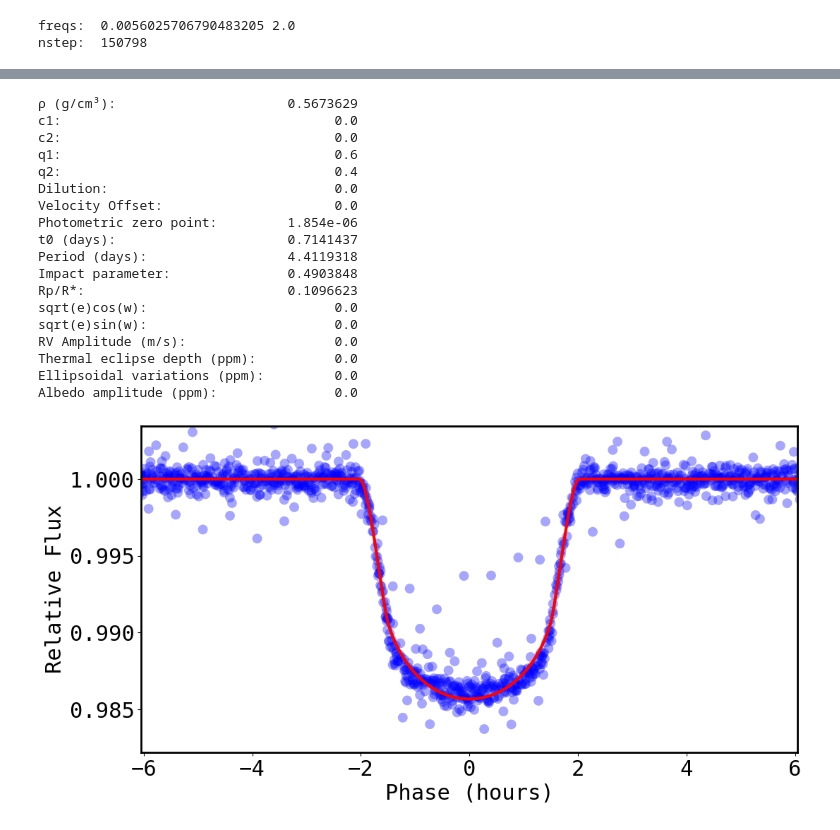
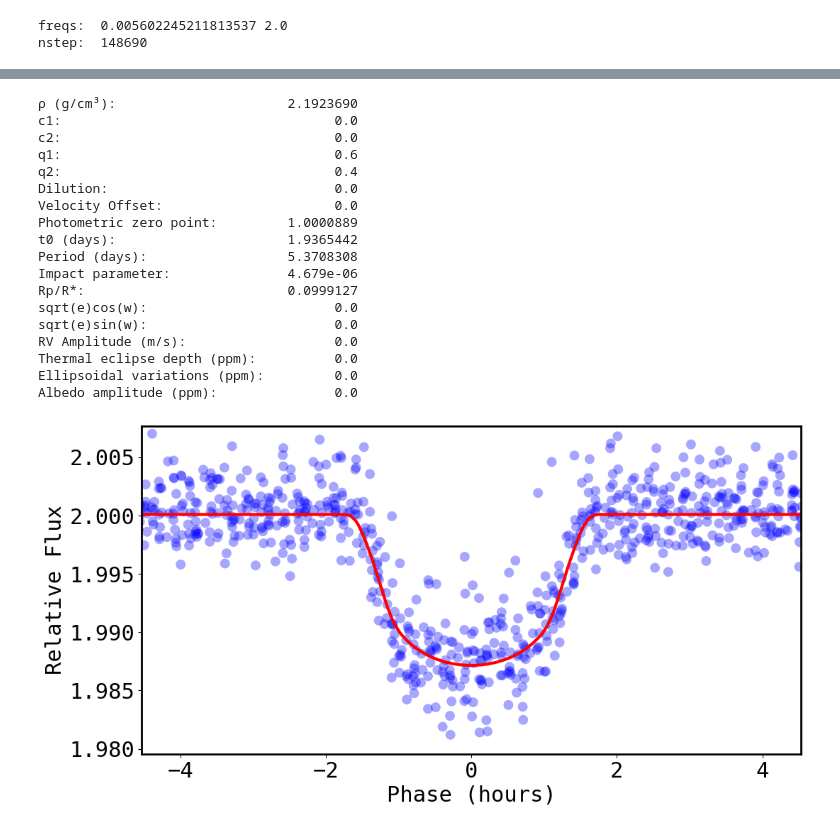
Before and after one commit to royalexis/bls_cuda, a Jupyter notebook: transit_fit_ex.ipynb, the cells around one changed output, grey strips where cells are left out. Cells and saved outputs as stored; diff of their text form; code cells hidden in the pictures.

```diff
--- a/transit_fit_ex.ipynb
+++ b/transit_fit_ex.ipynb
@@ -5,16 +5,19 @@ import utils_python.transitfit as transitf
 import numpy as np
 # %%
 # Get the data file
-tic = 149603524
-datadir = "/data2/TESS/ffisearch/cvzsearch_yr1/cvz1toiv2/tlc" + str(tic) + "/tlc" + str(tic) + "_5.dn.dat"
+tic = 55849732
+datadir = "/data2/TESS/ffisearch/cvzsearch_yr1/cvz1toiv2/tlc" + str(tic) + "/"
+datafile = "tlc" + str(tic) + ".dat"
 
 # BLS the data and fit it
 gbls_inputs = gbls.gbls_inputs_class()
-phot, sol_fit, _ = transitf.analyseLightCurve(datadir, gbls_inputs)
+gbls_inputs.lcdir = datadir
+gbls_inputs.filename = datafile
+phot, sol_fit, _ = transitf.analyseLightCurve(gbls_inputs)
 
 # Plotting
 transitp.printParams(sol_fit)
 transitp.plotTransit(phot.time - gbls_inputs.zerotime, phot.flux + 1, sol_fit, phot.itime)
 # %% [output]
-freqs:  0.0056025706790483205 2.0
-nstep:  150798
+freqs:  0.005602245211813537 2.0
+nstep:  148690
@@ -22,19 +25,19 @@ nstep:  150798
-ρ (g/cm³):                      0.5673629
+ρ (g/cm³):                      2.1923690
 c1:                                   0.0
 c2:                                   0.0
 q1:                                   0.6
 q2:                                   0.4
 Dilution:                             0.0
 Velocity Offset:                      0.0
-Photometric zero point:         1.854e-06
-t0 (days):                      0.7141437
-Period (days):                  4.4119318
-Impact parameter:               0.4903848
-Rp/R*:                          0.1096623
+Photometric zero point:         1.0000889
+t0 (days):                      1.9365442
+Period (days):                  5.3708308
+Impact parameter:               4.679e-06
+Rp/R*:                          0.0999127
 sqrt(e)cos(w):                        0.0
 sqrt(e)sin(w):                        0.0
 RV Amplitude (m/s):                   0.0
 Thermal eclipse depth (ppm):          0.0
 Ellipsoidal variations (ppm):         0.0
 Albedo amplitude (ppm):               0.0
-[figure, old version]
+[figure, new version]
```
Also changed, not shown: parts of 1 cell of this notebook, 2 other files.
